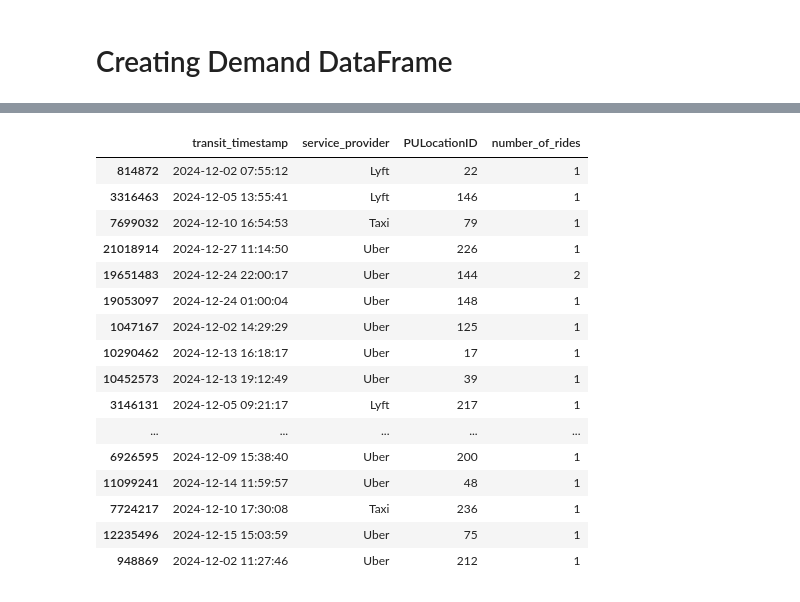
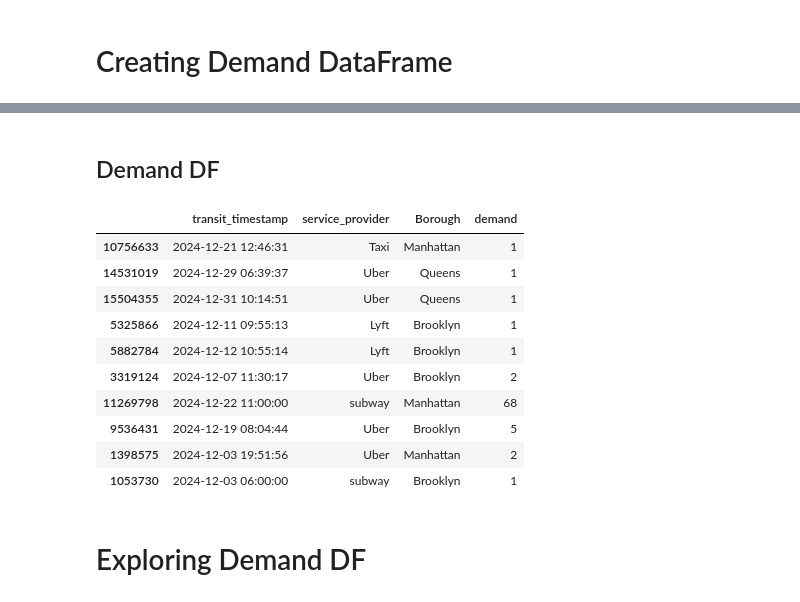
Before and after one commit to ikml-bsrn/NYC_Transportation_Demand, a Jupyter notebook: NYC_transportation_demand.ipynb, the cells around one changed output, grey strips where cells are left out. Saved outputs shown, nothing was run; the diff lists cells and outputs as text; code cells hidden in the pictures.

```diff
--- a/NYC_transportation_demand.ipynb
+++ b/NYC_transportation_demand.ipynb
@@ -381,15 +443,19 @@ georeference            object
 dtype: object
 # %%
 subway_ridership_df.rename(columns={
-    'ridership':'number_of_rides',
-    'transit_mode':'service_provider'
+    'ridership':'demand',
+    'transit_mode':'service_provider',
+    'borough':'Borough'
     },inplace=True)
 
 # Convert to datetime[us] (microsecond precision)
 subway_ridership_df['transit_timestamp'] = subway_ridership_df['transit_timestamp'].astype('datetime64[us]')
 
 # Drop unnecessary columns
-subway_ridership_df.drop(columns=['station_complex_id','payment_method','station_complex','fare_class_category','transfers','georeference'],inplace=True)
+subway_ridership_df.drop(columns=['station_complex_id','payment_method','station_complex',
+                                  'fare_class_category','transfers','Georeference',
+                                  'latitude','longitude'],
+                                  inplace=True)
 # %%
 subway_ridership_df.sample(10)
 # %% [output]
@@ -441,6 +508,6 @@ event_counts_by_borough_df.head(10)
 # %%
 trips_df = taxi_trip_df.merge(fhv_trip_df, how='outer', on=[
-    'transit_timestamp','service_provider','LocationID','congestion_surcharge', 'waiting_time'
+    'transit_timestamp','service_provider','LocationID', 'waiting_time'
     ])
 
 trips_df.head(10)
@@ -598,0 +663,5 @@ demand_df= demand_df.groupby(['transit_timestamp','service_provider','PULocation
+# %%
+demand_trips_df = trips_df.copy()
+
+#Aggregating data and calculating number of rides
+demand_trips_df = demand_trips_df.groupby(['transit_timestamp','service_provider','Borough']).size().reset_index(name='demand')
@@ -599,21 +682,21 @@ demand_df= demand_df.groupby(['transit_timestamp','service_provider','PULocation
+# %% [markdown]
+## Demand DF
+# %%
+demand_df = demand_trips_df.merge(subway_ridership_df, how='outer', on=['transit_timestamp','service_provider','Borough','demand'])
 # %%
-demand_df.sample(20)
+demand_df.sample(10)
 # %% [output]
-|  | transit_timestamp | service_provider | PULocationID | number_of_rides |
-| 814872 | 2024-12-02 07:55:12 | Lyft | 22 | 1 |
-| 3316463 | 2024-12-05 13:55:41 | Lyft | 146 | 1 |
-| 7699032 | 2024-12-10 16:54:53 | Taxi | 79 | 1 |
-| 21018914 | 2024-12-27 11:14:50 | Uber | 226 | 1 |
-| 19651483 | 2024-12-24 22:00:17 | Uber | 144 | 2 |
-| 19053097 | 2024-12-24 01:00:04 | Uber | 148 | 1 |
-| 1047167 | 2024-12-02 14:29:29 | Uber | 125 | 1 |
-| 10290462 | 2024-12-13 16:18:17 | Uber | 17 | 1 |
-| 10452573 | 2024-12-13 19:12:49 | Uber | 39 | 1 |
-| 3146131 | 2024-12-05 09:21:17 | Lyft | 217 | 1 |
-| ... | ... | ... | ... | ... |
-| 6926595 | 2024-12-09 15:38:40 | Uber | 200 | 1 |
-| 11099241 | 2024-12-14 11:59:57 | Uber | 48 | 1 |
-| 7724217 | 2024-12-10 17:30:08 | Taxi | 236 | 1 |
-| 12235496 | 2024-12-15 15:03:59 | Uber | 75 | 1 |
-| 948869 | 2024-12-02 11:27:46 | Uber | 212 | 1 |
+|  | transit_timestamp | service_provider | Borough | demand |
+| 10756633 | 2024-12-21 12:46:31 | Taxi | Manhattan | 1 |
+| 14531019 | 2024-12-29 06:39:37 | Uber | Queens | 1 |
+| 15504355 | 2024-12-31 10:14:51 | Uber | Queens | 1 |
+| 5325866 | 2024-12-11 09:55:13 | Lyft | Brooklyn | 1 |
+| 5882784 | 2024-12-12 10:55:14 | Lyft | Brooklyn | 1 |
+| 3319124 | 2024-12-07 11:30:17 | Uber | Brooklyn | 2 |
+| 11269798 | 2024-12-22 11:00:00 | subway | Manhattan | 68 |
+| 9536431 | 2024-12-19 08:04:44 | Uber | Brooklyn | 5 |
+| 1398575 | 2024-12-03 19:51:56 | Uber | Manhattan | 2 |
+| 1053730 | 2024-12-03 06:00:00 | subway | Brooklyn | 1 |
+# %% [markdown]
+# Exploring Demand DF
 # %%
```
Also changed, not shown: parts of 57 cells of this notebook.
